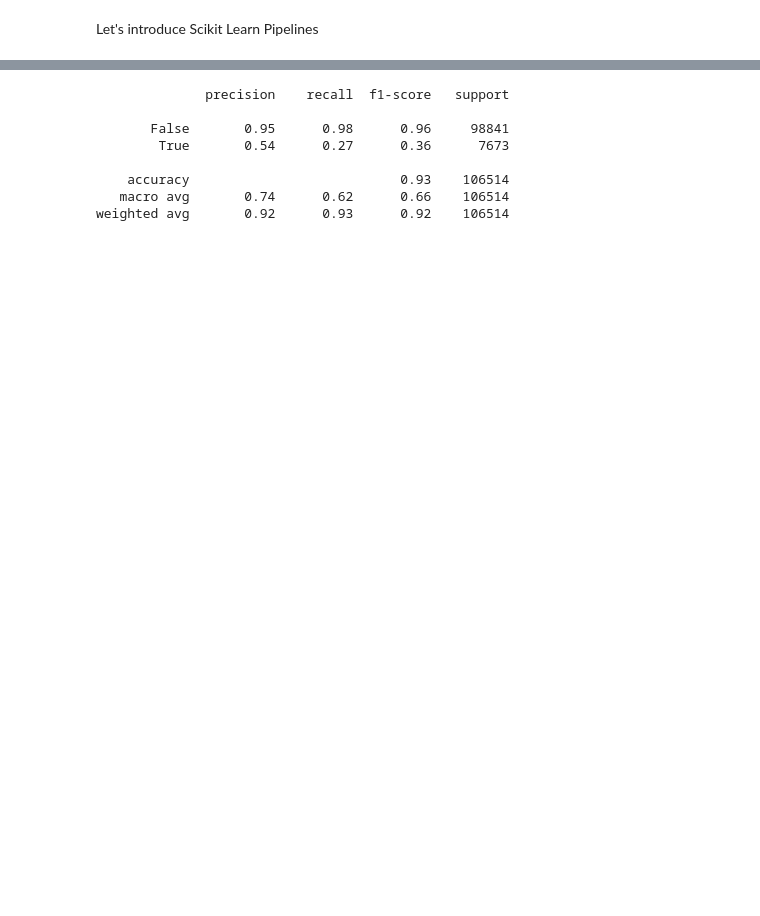
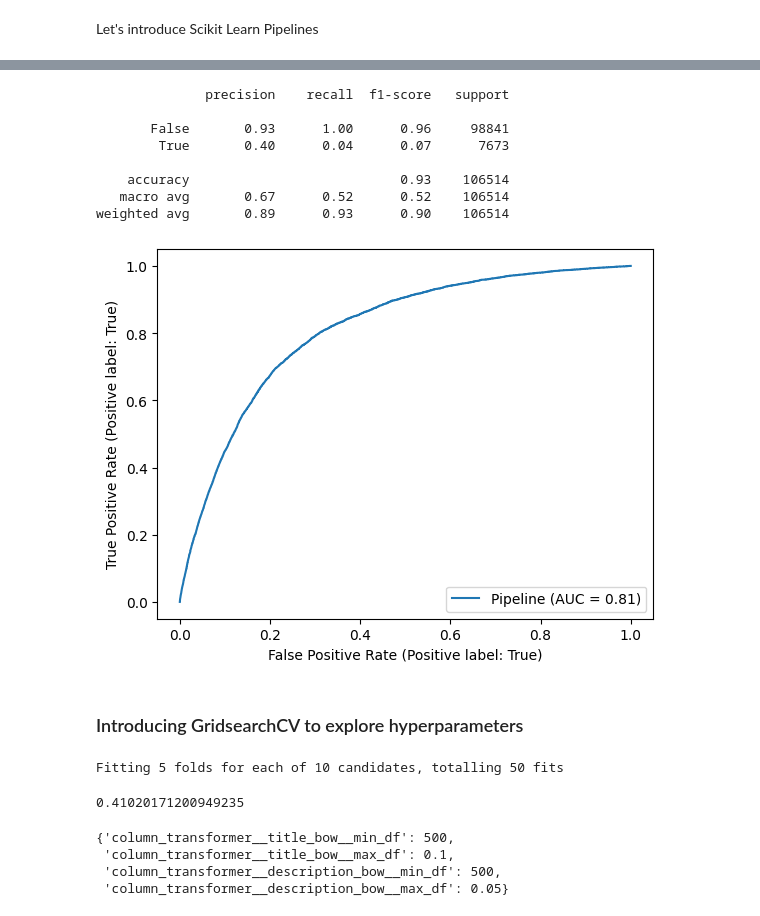
Before and after one commit to andyzilla/goodreads_popularity_prediction, a Jupyter notebook: notebooks/02 - Model training and evaluation.ipynb, the cells around one changed output, grey strips where cells are left out. Saved outputs shown, nothing was run; the diff lists cells and outputs as text; code cells hidden in the pictures; blank space fills up the shorter version.

```diff
--- a/notebooks/02 - Model training and evaluation.ipynb
+++ b/notebooks/02 - Model training and evaluation.ipynb
@@ -196,0 +55,3 @@ model = Pipeline([
+# %%
+model = create_pipeline()
+model.fit(X_train.head(10000), y_train.head(10000))
@@ -197,17 +72,37 @@ model = Pipeline([
 # %%
-train_evaluate_model(model,
-                     X_train=X_train,
-                     y_train=y_train,
-                     X_test=X_test,
-                     y_test=y_test)
+evaluate_model(model, X_test=X_test, y_test=y_test)
+# %% [output]
+              precision    recall  f1-score   support
+
+       False       0.93      1.00      0.96     98841
+        True       0.40      0.04      0.07      7673
+
+    accuracy                           0.93    106514
+   macro avg       0.67      0.52      0.52    106514
+weighted avg       0.89      0.93      0.90    106514
+[figure, added]
-# %%
-print(_)
-# %% [output]
-              precision    recall  f1-score   support
-
-       False       0.95      0.98      0.96     98841
-        True       0.54      0.27      0.36      7673
-
-    accuracy                           0.93    106514
-   macro avg       0.74      0.62      0.66    106514
-weighted avg       0.92      0.93      0.92    106514
+# %% [markdown]
+### Introducing GridsearchCV to explore hyperparameters
+# %%
+params = {
+    'column_transformer__title_bow__min_df': (100, 500),
+    'column_transformer__title_bow__max_df': (0.05, 0.1),
+    'column_transformer__description_bow__min_df': (100, 500),
+    'column_transformer__description_bow__max_df': (0.05, 0.1),
+}
+
+random_search = RandomizedSearchCV(model, params, scoring='precision', n_jobs=-1, verbose=1)
+random_search.fit(X_train.head(20000), y_train.head(20000))
+
+
+random_search.best_score_
+# %% [output]
+Fitting 5 folds for each of 10 candidates, totalling 50 fits
+0.41020171200949235
+# %%
+random_search.best_params_
+# %% [output]
+{'column_transformer__title_bow__min_df': 500,
+ 'column_transformer__title_bow__max_df': 0.1,
+ 'column_transformer__description_bow__min_df': 500,
+ 'column_transformer__description_bow__max_df': 0.05}
```
Also changed, not shown: parts of 33 cells of this notebook, 6 other files.
